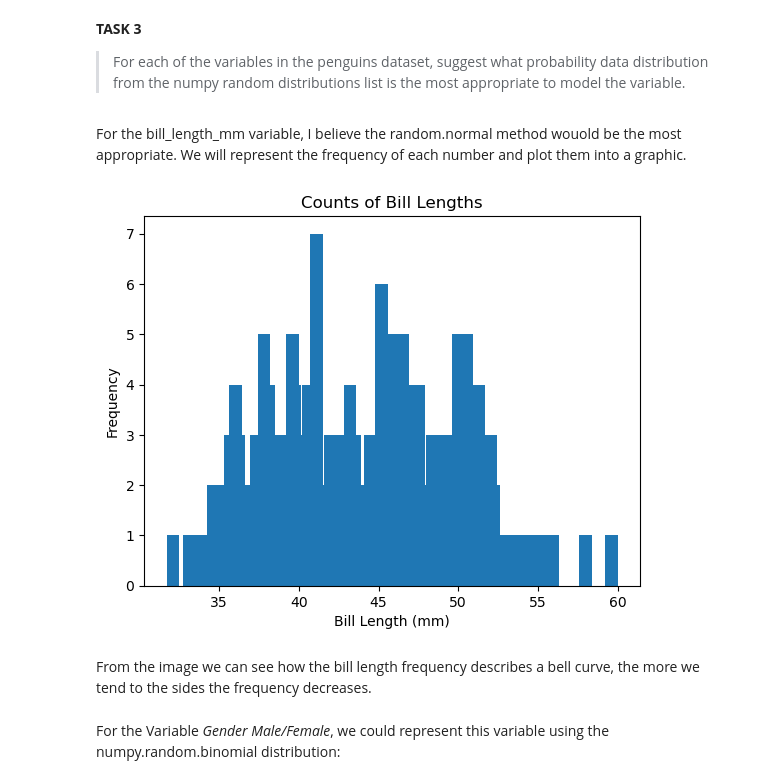
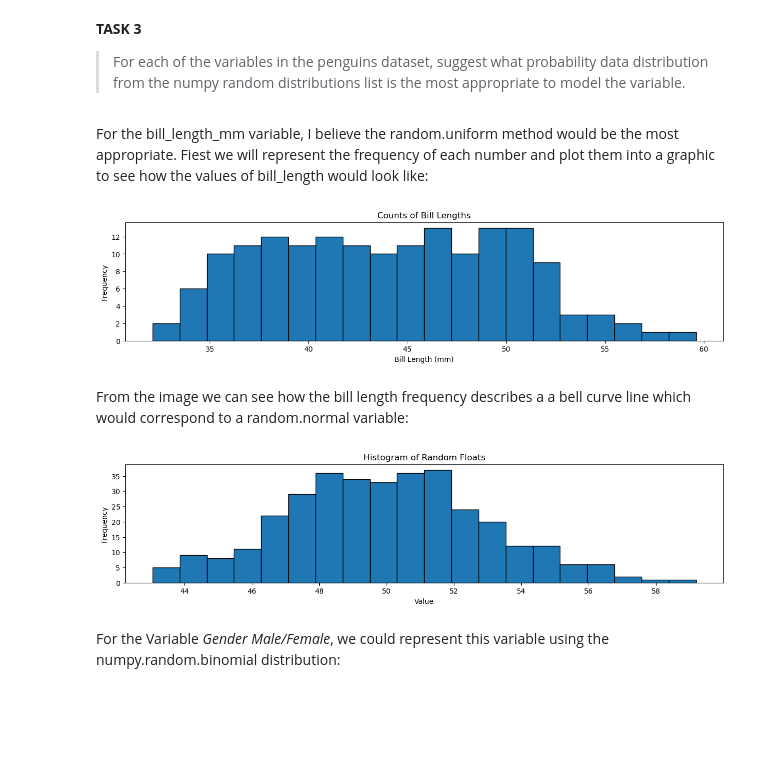
Before and after one commit to yimak/Fundamentals_of_data_analysis, a Jupyter notebook: Tasks.ipynb, the cells around one changed output. Drawn from its saved outputs; the diff is of its cells as text; code cells hidden in the pictures; blank space fills up the shorter version.

```diff
--- a/Tasks.ipynb
+++ b/Tasks.ipynb
@@ -64,31 +64,59 @@ https://statistics.laerd.com/statistical-guides/types-of-variable.php
 **TASK 3**
 >For each of the variables in the penguins dataset, suggest what probability data distribution from the numpy random distributions list is the most appropriate to model the variable.
 # %% [markdown]
-For the bill_length_mm variable, I believe the random.normal method wouold be the most appropriate. We will represent the frequency of each number and plot them into a graphic.
+For the bill_length_mm variable, I believe the random.uniform method would be the most appropriate. Fiest we will represent the frequency of each number and plot them into a graphic to see how the values of bill_length would look like:
 # %%
 import matplotlib.pyplot as plt
 import numpy as np
 import pandas as pd
 
 data = pd.read_csv('penguins.csv')
 
 bill_length_values = data['bill_length_mm']
 
 # Get unique values and their counts from the 'bill_length_mm' column
-unique_values, counts = np.unique(bill_length_values, return_counts=True)
+unique_values = np.unique(bill_length_values)
 
 # Plotting the counts of each unique bill length value in a bar plot
-plt.bar(unique_values, counts)
+plt.figure(figsize=(15, 3))  # Set the figure size
+
+plt.hist(unique_values, bins=20, edgecolor='black')
 
 plt.title('Counts of Bill Lengths')
 plt.xlabel('Bill Length (mm)')
 plt.ylabel('Frequency')
 
 plt.show()
 # %% [output]
-[figure, old version]
+[figure, new version]
 # %% [markdown]
-From the image we can see how the bill length frequency describes a bell curve, the more we tend to the sides the frequency decreases.
+From the image we can see how the bill length frequency describes a a bell curve line which would correspond to a random.normal variable:
+# %%
+import matplotlib.pyplot as plt
+import numpy as np
+import pandas as pd
+
+rng = np.random.default_rng()
+
+low = 34.1
+high = 55.9 + 1
+size = 344
+
+#random.normal(loc=0.0, scale=1.0, size=None). We can start on loc=0 and scale=1 if we type rng.standard_normal()
+rand_ints = rng.normal(50, 3, size)
+unique_values = np.unique(rand_ints)
+
+# Create a histogram with plt.hist()
+plt.figure(figsize=(15, 3))  # Set the figure size
+plt.hist(rand_ints, bins=20, edgecolor='black')
+
+plt.title('Histogram of Random Floats')
+plt.xlabel('Value')
+plt.ylabel('Frequency')
+
+plt.show()
+# %% [output]
+[figure, added]
 # %% [markdown]
 For the Variable *Gender Male/Female*, we could represent this variable using the numpy.random.binomial distribution:
 # %%
```
